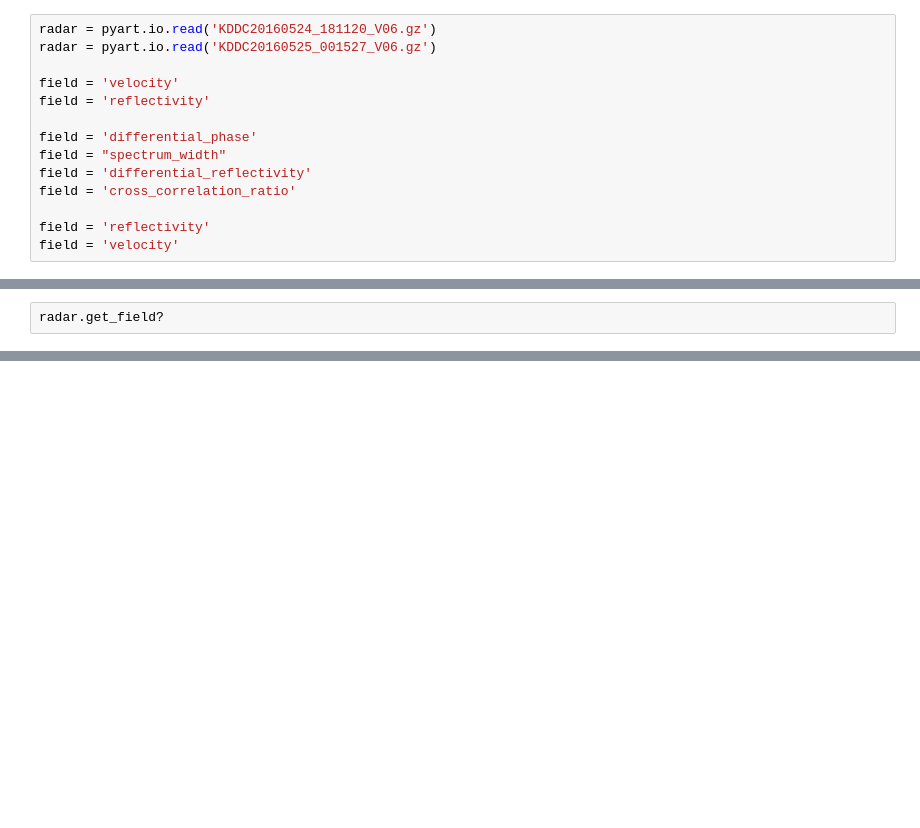
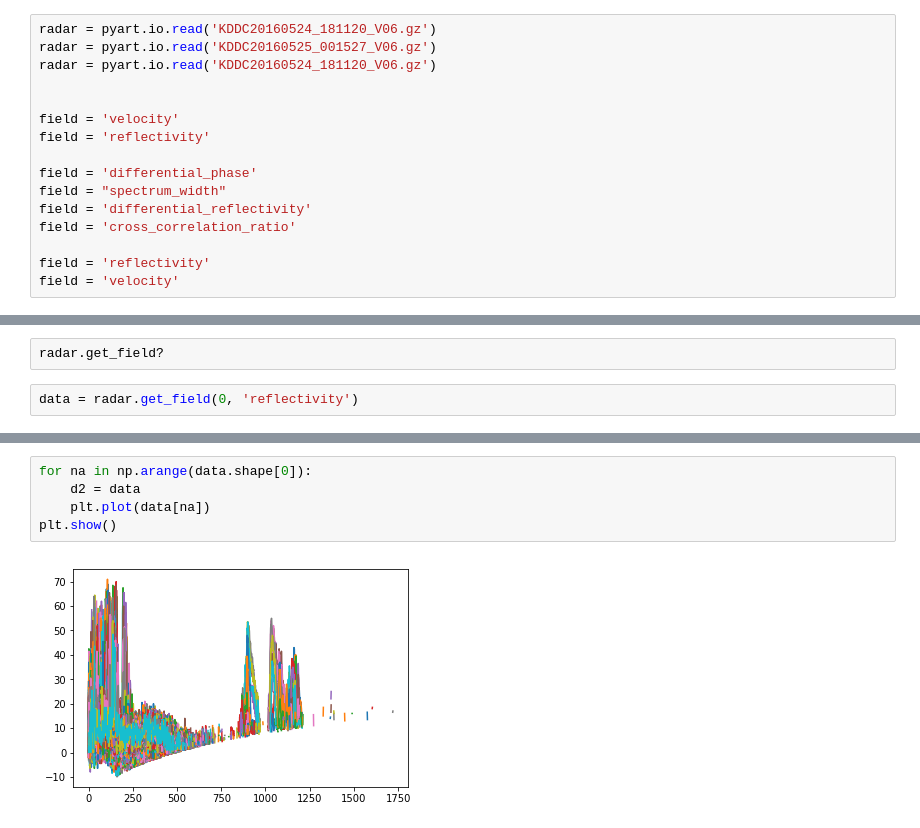
Before and after one commit to louiswicker/pyROTH, a Jupyter notebook: Examine_LEVEL2.ipynb, the cells around one changed output, grey strips where cells are left out. Drawn from its saved outputs; the diff is of its cells as text; blank space fills up the shorter version.

```diff
--- a/Examine_LEVEL2.ipynb
+++ b/Examine_LEVEL2.ipynb
@@ -1,6 +1,8 @@
 # %%
 radar = pyart.io.read('KDDC20160524_181120_V06.gz')
 radar = pyart.io.read('KDDC20160525_001527_V06.gz')
+radar = pyart.io.read('KDDC20160524_181120_V06.gz')
+
 
 field = 'velocity'
 field = 'reflectivity'
@@ -95,2 +83,4 @@ velocity  :  163
 # %%
 radar.get_field?
+# %%
+data = radar.get_field(0, 'reflectivity')
@@ -96,0 +107,7 @@ radar.get_field?
+# %%
+for na in np.arange(data.shape[0]):
+    d2 = data
+    plt.plot(data[na])
+plt.show()
+# %% [output]
+[figure, added]
```
Also changed, not shown: parts of 7 cells of this notebook, 1 other file.
